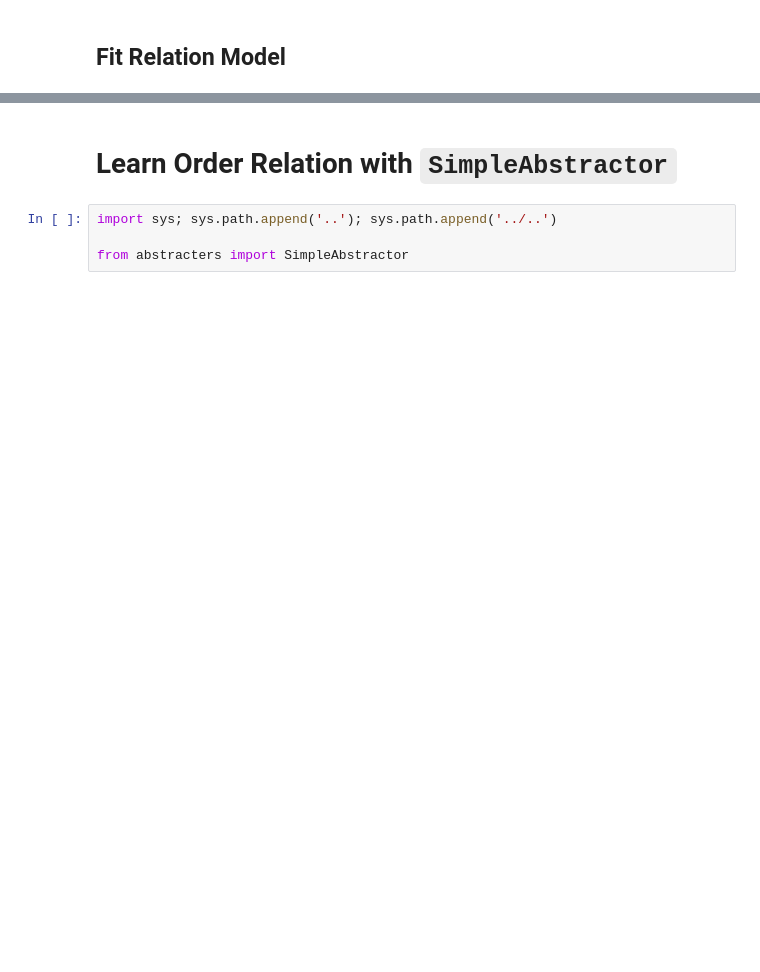
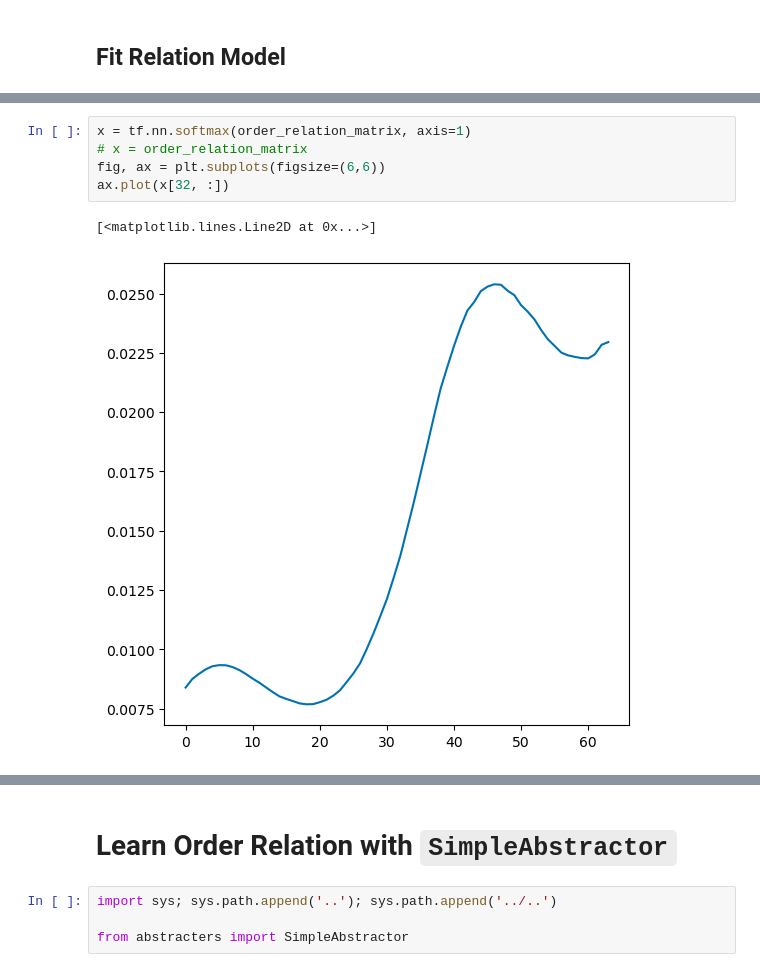
Before and after one commit to jdlafferty/relational, a Jupyter notebook: experiments/sorting/order_relation_learning.ipynb, the cells around one changed output, grey strips where cells are left out. Saved outputs shown, nothing was run; the diff lists cells and outputs as text; blank space fills up the shorter version.

```diff
--- a/experiments/sorting/order_relation_learning.ipynb
+++ b/experiments/sorting/order_relation_learning.ipynb
@@ -137,3 +149,11 @@ ax.set_title('$\\langle W_1 e_i, W_2 e_j \\rangle$');
+# %%
+x = tf.nn.softmax(order_relation_matrix, axis=1)
+# x = order_relation_matrix
+fig, ax = plt.subplots(figsize=(6,6))
+ax.plot(x[32, :])
+# %% [output]
+[<matplotlib.lines.Line2D at 0x...>]
+[figure, added]
 # %%
 order_relation_matrix = np.zeros(shape=(num_objects, num_objects))
 
```
Also changed, not shown: parts of 20 cells of this notebook.
